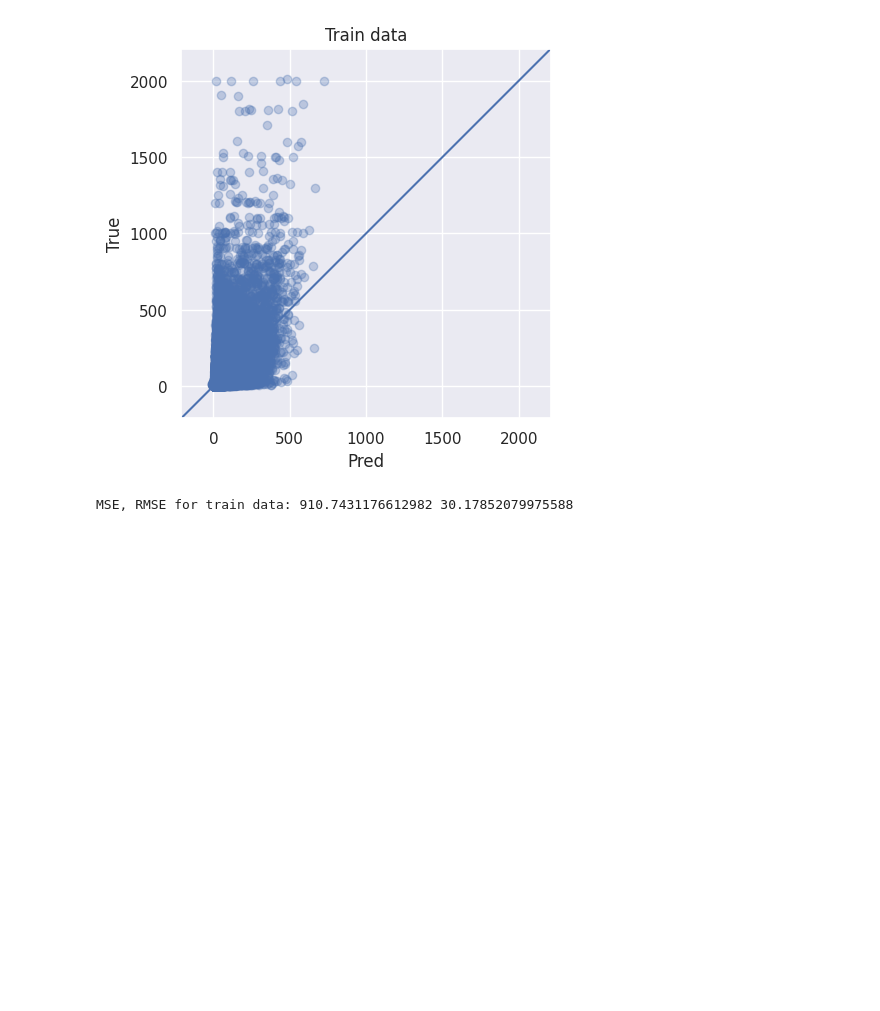
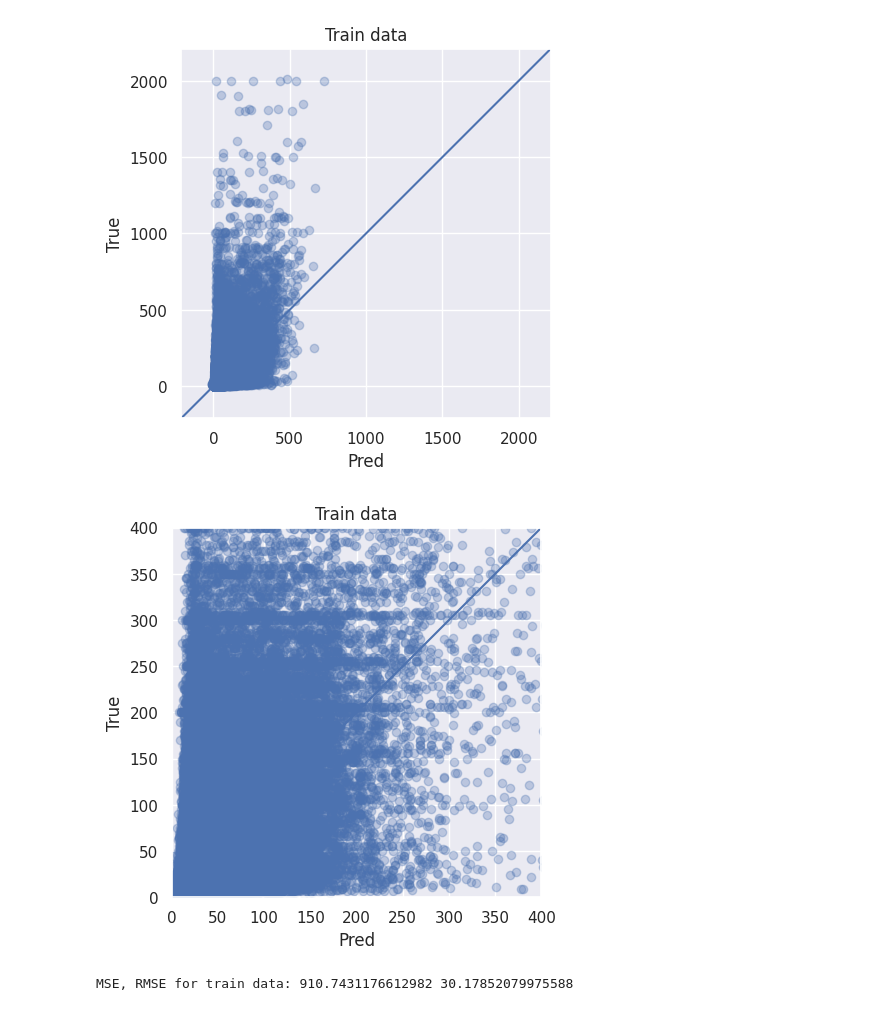
Before and after one commit to Hiromu1612/Kaggle_mercari2, a Jupyter notebook: lightgbm.ipynb, the cells around one changed output. Drawn from its saved outputs; the diff is of its cells as text; code cells hidden in the pictures; blank space fills up the shorter version.

Commit message:
add xlim(0,400) and ylim(0,400)

```diff
--- a/lightgbm.ipynb
+++ b/lightgbm.ipynb
@@ -846,6 +846,18 @@ plt.ylabel('True')
 plt.show()
 # %% [output]
 [figure]
+# %%
+plt.scatter(y_train_pred, y_train, alpha=0.3)
+plt.plot([y_min,y_max], [y_min,y_max])
+plt.gca().set_aspect('equal', adjustable='box')
+plt.xlim(0, 400) # <---
+plt.ylim(0, 400) # <---
+plt.title('Train data')
+plt.xlabel('Pred')
+plt.ylabel('True')
+plt.show()
+# %% [output]
+[figure, added]
 # %%
 from sklearn.metrics import mean_squared_error
 
```
Also changed, not shown: parts of 8 cells of this notebook, 4 other files.
